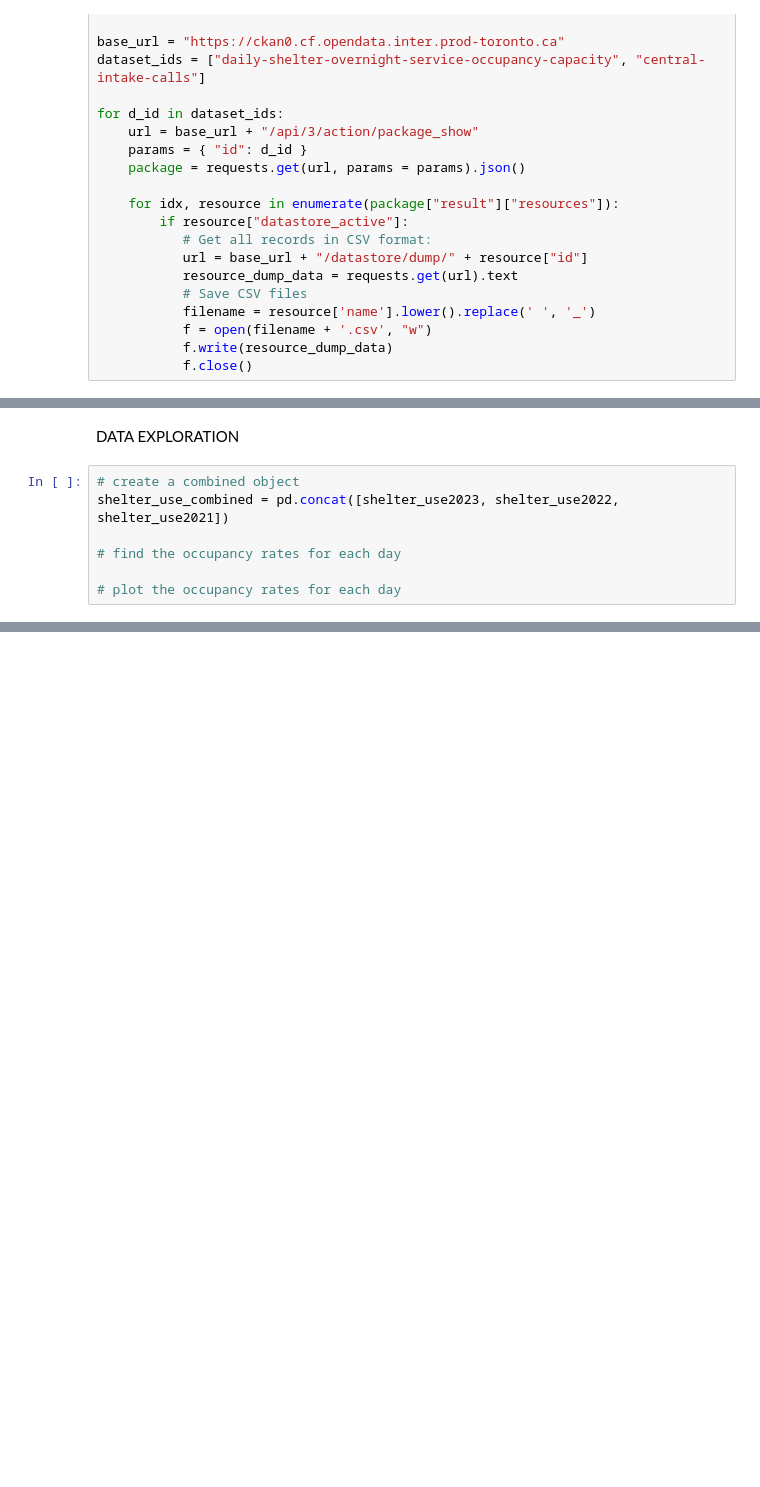
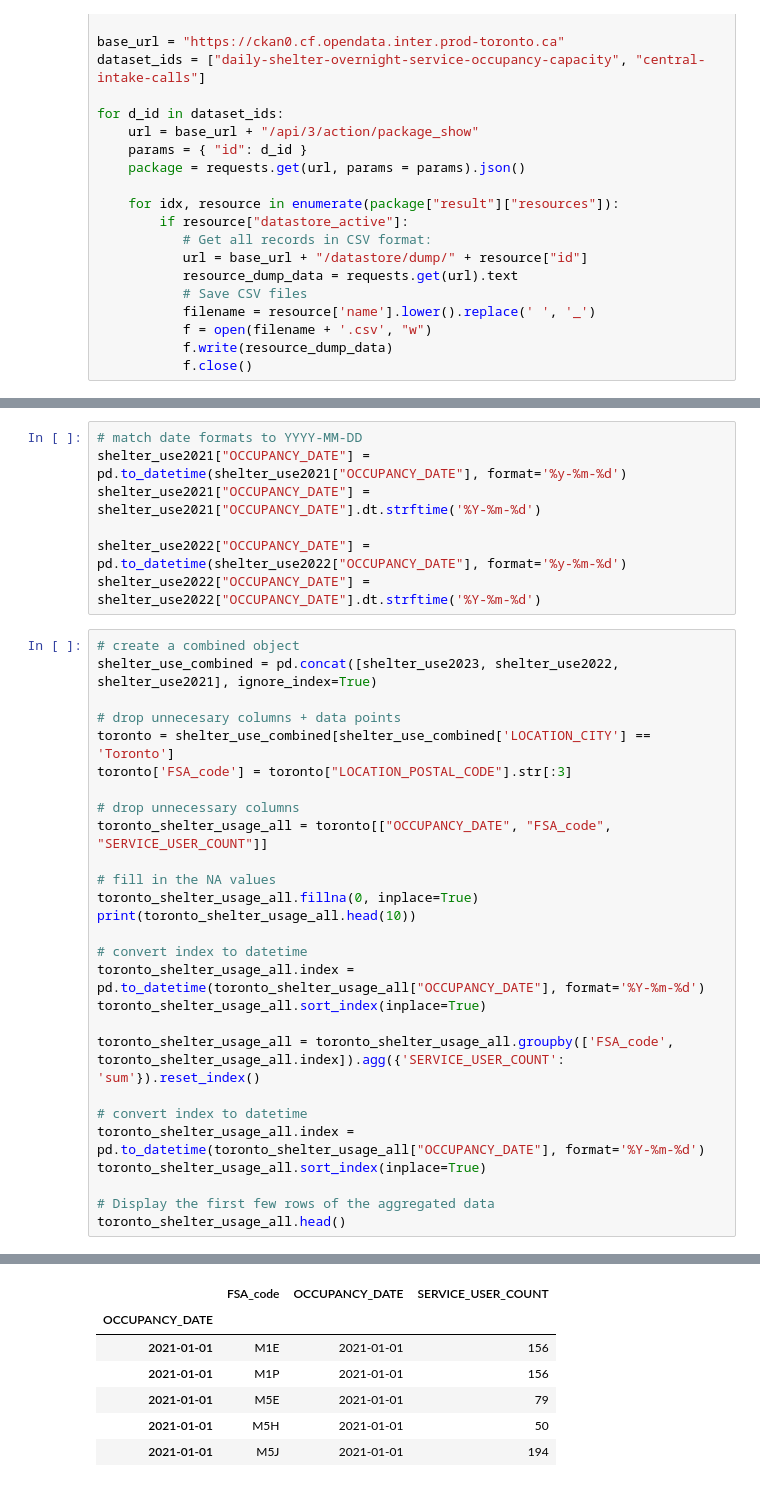
Before and after one commit to KevinLiTian/FORECASTLES, a Jupyter notebook: timeseries_model/timeseries_data_exploration.ipynb, the cells around one changed output, grey strips where cells are left out. Drawn from its saved outputs; the diff is of its cells as text; blank space fills up the shorter version.

```diff
--- a/timeseries_model/timeseries_data_exploration.ipynb
+++ b/timeseries_model/timeseries_data_exploration.ipynb
@@ -38,9 +55,35 @@ shelter_use2021 = pd.read_csv("daily-shelter-overnight-service-occupancy-capacit
-# %% [markdown]
-DATA EXPLORATION
-# %%
-# create a combined object
-shelter_use_combined = pd.concat([shelter_use2023, shelter_use2022, shelter_use2021])
-
-# find the occupancy rates for each day
-
-# plot the occupancy rates for each day
+# %%
+# match date formats to YYYY-MM-DD
+shelter_use2021["OCCUPANCY_DATE"] = pd.to_datetime(shelter_use2021["OCCUPANCY_DATE"], format='%y-%m-%d')
+shelter_use2021["OCCUPANCY_DATE"] = shelter_use2021["OCCUPANCY_DATE"].dt.strftime('%Y-%m-%d')
+
+shelter_use2022["OCCUPANCY_DATE"] = pd.to_datetime(shelter_use2022["OCCUPANCY_DATE"], format='%y-%m-%d')
+shelter_use2022["OCCUPANCY_DATE"] = shelter_use2022["OCCUPANCY_DATE"].dt.strftime('%Y-%m-%d')
+# %%
+# create a combined object
+shelter_use_combined = pd.concat([shelter_use2023, shelter_use2022, shelter_use2021], ignore_index=True)
+
+# drop unnecesary columns + data points
+toronto = shelter_use_combined[shelter_use_combined['LOCATION_CITY'] == 'Toronto']
+toronto['FSA_code'] = toronto["LOCATION_POSTAL_CODE"].str[:3]
+
+# drop unnecessary columns
+toronto_shelter_usage_all = toronto[["OCCUPANCY_DATE", "FSA_code", "SERVICE_USER_COUNT"]]
+
+# fill in the NA values
+toronto_shelter_usage_all.fillna(0, inplace=True)
+print(toronto_shelter_usage_all.head(10))
+
+# convert index to datetime
+toronto_shelter_usage_all.index = pd.to_datetime(toronto_shelter_usage_all["OCCUPANCY_DATE"], format='%Y-%m-%d')
+toronto_shelter_usage_all.sort_index(inplace=True)
+
+toronto_shelter_usage_all = toronto_shelter_usage_all.groupby(['FSA_code', toronto_shelter_usage_all.index]).agg({'SERVICE_USER_COUNT': 'sum'}).reset_index()
+
+# convert index to datetime
+toronto_shelter_usage_all.index = pd.to_datetime(toronto_shelter_usage_all["OCCUPANCY_DATE"], format='%Y-%m-%d')
+toronto_shelter_usage_all.sort_index(inplace=True)
+
+# Display the first few rows of the aggregated data
+toronto_shelter_usage_all.head()
+# %% [output]
@@ -46,0 +101,7 @@ shelter_use_combined = pd.concat([shelter_use2023, shelter_use2022, shelter_use2
+|  | FSA_code | OCCUPANCY_DATE | SERVICE_USER_COUNT |
+| OCCUPANCY_DATE |  |  |  |
+| 2021-01-01 | M1E | 2021-01-01 | 156 |
+| 2021-01-01 | M1P | 2021-01-01 | 156 |
+| 2021-01-01 | M5E | 2021-01-01 | 79 |
+| 2021-01-01 | M5H | 2021-01-01 | 50 |
+| 2021-01-01 | M5J | 2021-01-01 | 194 |
```
Also changed, not shown: parts of 10 cells of this notebook, 1 other file.
